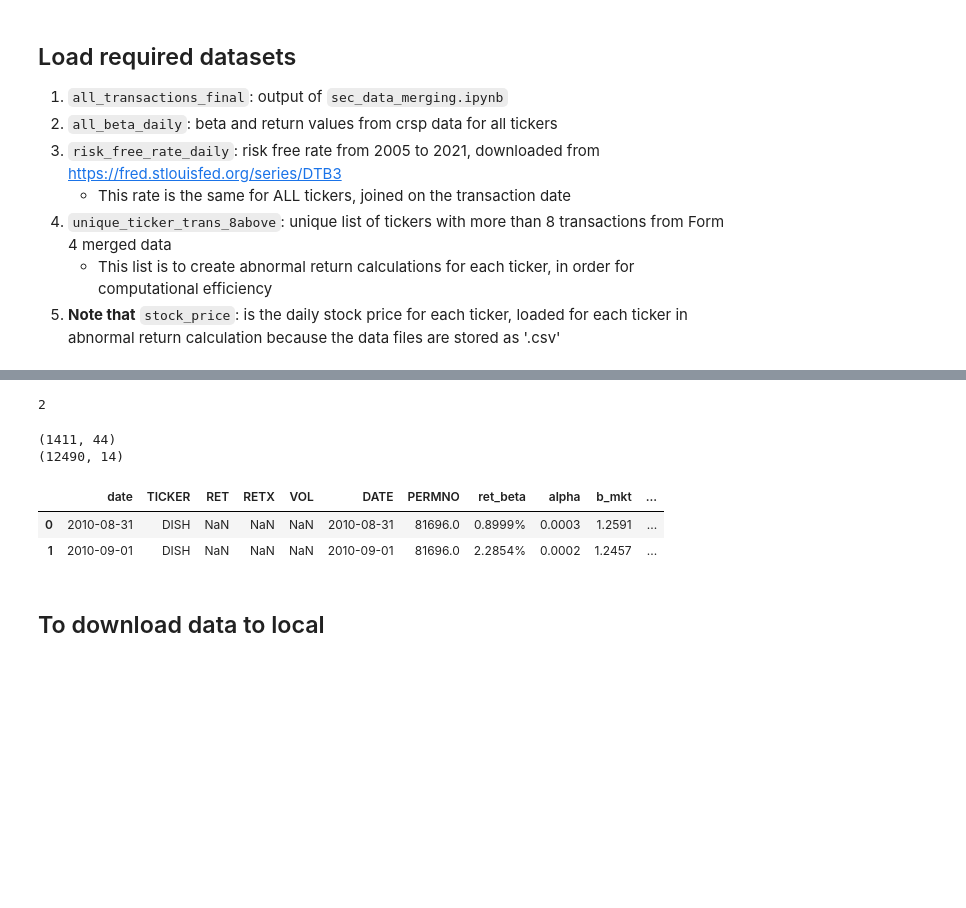
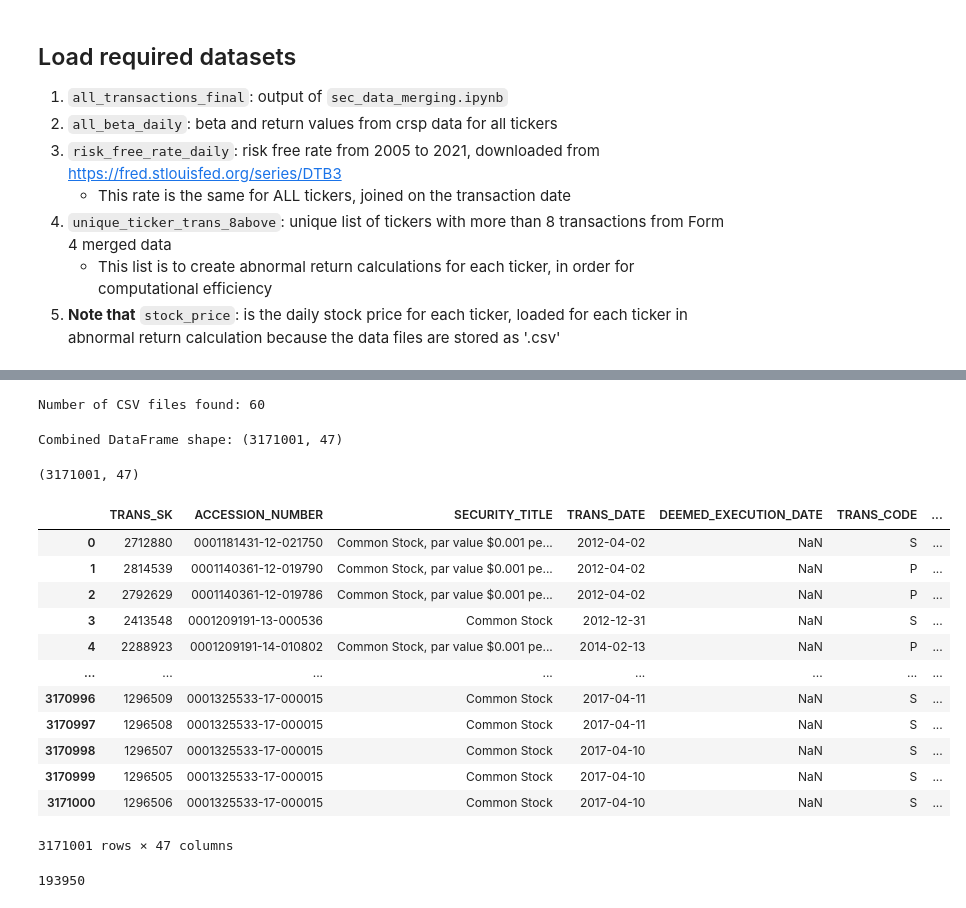
Before and after one commit to Blimperoo/DSA4263-Final-Insider-Trading, a Jupyter notebook: src/data/calc_abnormal_returns.ipynb, the cells around one changed output, grey strips where cells are left out. Drawn from its saved outputs; the diff is of its cells as text; code cells hidden in the pictures; blank space fills up the shorter version.

```diff
--- a/src/data/calc_abnormal_returns.ipynb
+++ b/src/data/calc_abnormal_returns.ipynb
@@ -429,18 +662,43 @@ Name: CAR_120_before, dtype: float64
+# %%
+import pandas as pd
+import glob
+import os
+
+# Define the folder containing the CSV files
+folder_path = "../transaction_ars"  #data_untracked/raw/abnormal_returns/transaction_ars
+
+# Create a list of CSV file paths matching the pattern "trans_ar_batch_*.csv"
+csv_files = glob.glob(os.path.join(folder_path, "trans_ar_batch_*.csv"))
+print("Number of CSV files found:", len(csv_files))
+
+# Use a generator expression instead of a list to reduce memory overhead
+combined_df = pd.concat((pd.read_csv(file) for file in csv_files), ignore_index=True)
+print("Combined DataFrame shape:", combined_df.shape)
+
+# Save the concatenated DataFrame as a new CSV file
+output_file = "all_transactions_final_final.csv"
+# %% [output]
+Number of CSV files found: 60
+Combined DataFrame shape: (3171001, 47)
+# %%
+print(combined_df.shape)
+combined_df
+# %% [output]
+(3171001, 47)
+|  | TRANS_SK | ACCESSION_NUMBER | SECURITY_TITLE | TRANS_DATE | DEEMED_EXECUTION_DATE | TRANS_CODE | ... |
+| 0 | 2712880 | 0001181431-12-021750 | Common Stock, par value $0.001 pe... | 2012-04-02 | NaN | S | ... |
+| 1 | 2814539 | 0001140361-12-019790 | Common Stock, par value $0.001 pe... | 2012-04-02 | NaN | P | ... |
+| 2 | 2792629 | 0001140361-12-019786 | Common Stock, par value $0.001 pe... | 2012-04-02 | NaN | P | ... |
+| 3 | 2413548 | 0001209191-13-000536 | Common Stock | 2012-12-31 | NaN | S | ... |
+| 4 | 2288923 | 0001209191-14-010802 | Common Stock, par value $0.001 pe... | 2014-02-13 | NaN | P | ... |
+| ... | ... | ... | ... | ... | ... | ... | ... |
+| 3170996 | 1296509 | 0001325533-17-000015 | Common Stock | 2017-04-11 | NaN | S | ... |
+| 3170997 | 1296508 | 0001325533-17-000015 | Common Stock | 2017-04-11 | NaN | S | ... |
+| 3170998 | 1296507 | 0001325533-17-000015 | Common Stock | 2017-04-10 | NaN | S | ... |
+| 3170999 | 1296505 | 0001325533-17-000015 | Common Stock | 2017-04-10 | NaN | S | ... |
+| 3171000 | 1296506 | 0001325533-17-000015 | Common Stock | 2017-04-10 | NaN | S | ... |
+3171001 rows × 47 columns
 # %%
-all_trans_ar['CAR_5_after'].isna().sum()
+combined_df['CAR_5_before'].isna().sum()
 # %% [output]
-2
+193950
-# %%
-print(all_trans_ar.shape)
-print(all_ticker_ar_compare.shape)
-# %% [output]
-(1411, 44)
-(12490, 14)
-# %%
-all_ticker_ar_compare.head(2)
-# %% [output]
-|  | date | TICKER | RET | RETX | VOL | DATE | PERMNO | ret_beta | alpha | b_mkt | ... |
-| 0 | 2010-08-31 | DISH | NaN | NaN | NaN | 2010-08-31 | 81696.0 | 0.8999% | 0.0003 | 1.2591 | ... |
-| 1 | 2010-09-01 | DISH | NaN | NaN | NaN | 2010-09-01 | 81696.0 | 2.2854% | 0.0002 | 1.2457 | ... |
-# %% [markdown]
-## To download data to local
```
Also changed, not shown: parts of 29 cells of this notebook, 3 other files.
